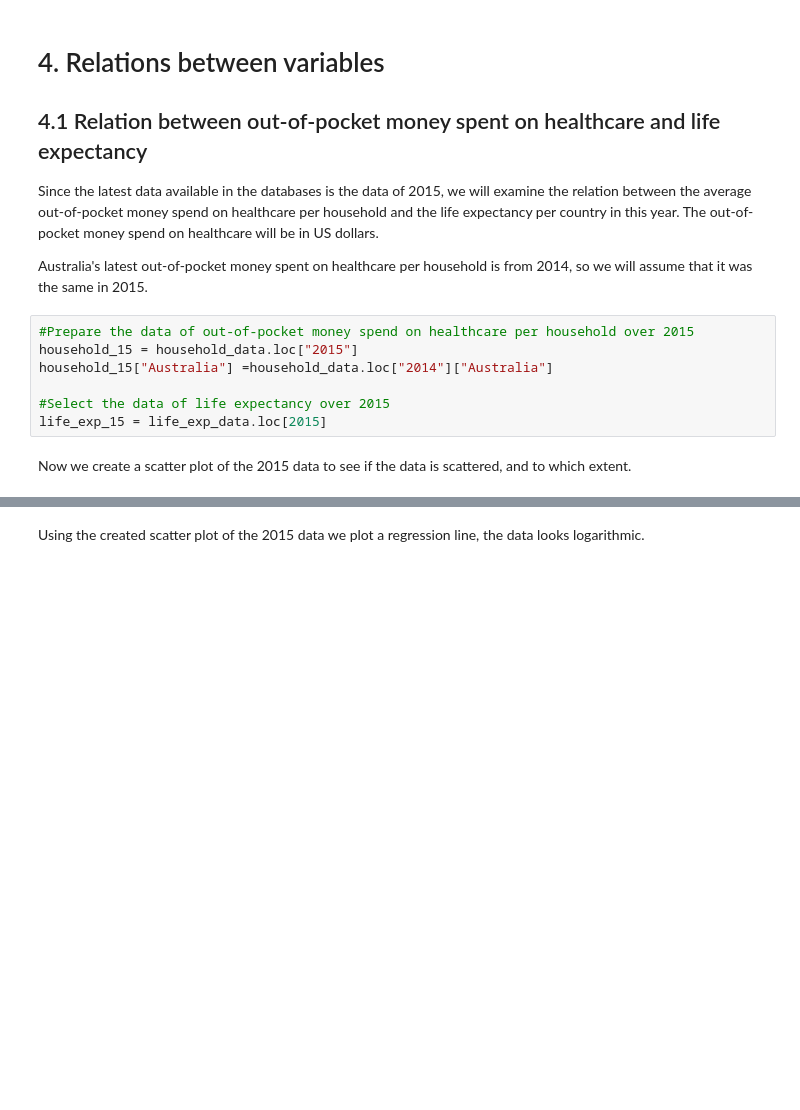
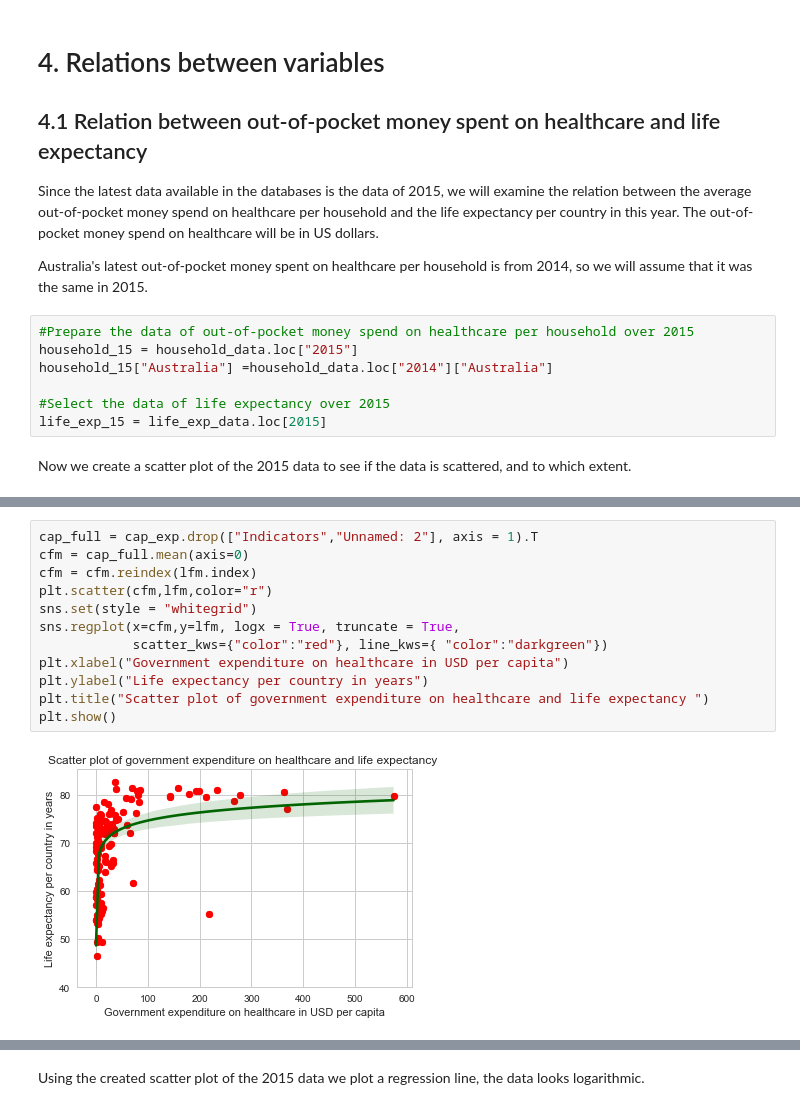
Before and after one commit to J-h-V/EPA1333FA, a Jupyter notebook: Group25-Copy1.ipynb, the cells around one changed output, grey strips where cells are left out. Saved outputs shown, nothing was run; the diff lists cells and outputs as text; blank space fills up the shorter version.

```diff
--- a/Group25-Copy1.ipynb
+++ b/Group25-Copy1.ipynb
@@ -331,2 +335,16 @@ Name: 2015, Length: 191, dtype: float64
+# %%
+cap_full = cap_exp.drop(["Indicators","Unnamed: 2"], axis = 1).T
+cfm = cap_full.mean(axis=0)
+cfm = cfm.reindex(lfm.index)
+plt.scatter(cfm,lfm,color="r")
+sns.set(style = "whitegrid")
+sns.regplot(x=cfm,y=lfm, logx = True, truncate = True,
+            scatter_kws={"color":"red"}, line_kws={ "color":"darkgreen"})
+plt.xlabel("Government expenditure on healthcare in USD per capita")
+plt.ylabel("Life expectancy per country in years")
+plt.title("Scatter plot of government expenditure on healthcare and life expectancy ")
+plt.show()
+# %% [output]
+[figure, added]
 # %%
 plt.scatter(household_15, life_exp_15, color = "red")
```
Also changed, not shown: parts of 6 cells of this notebook.
